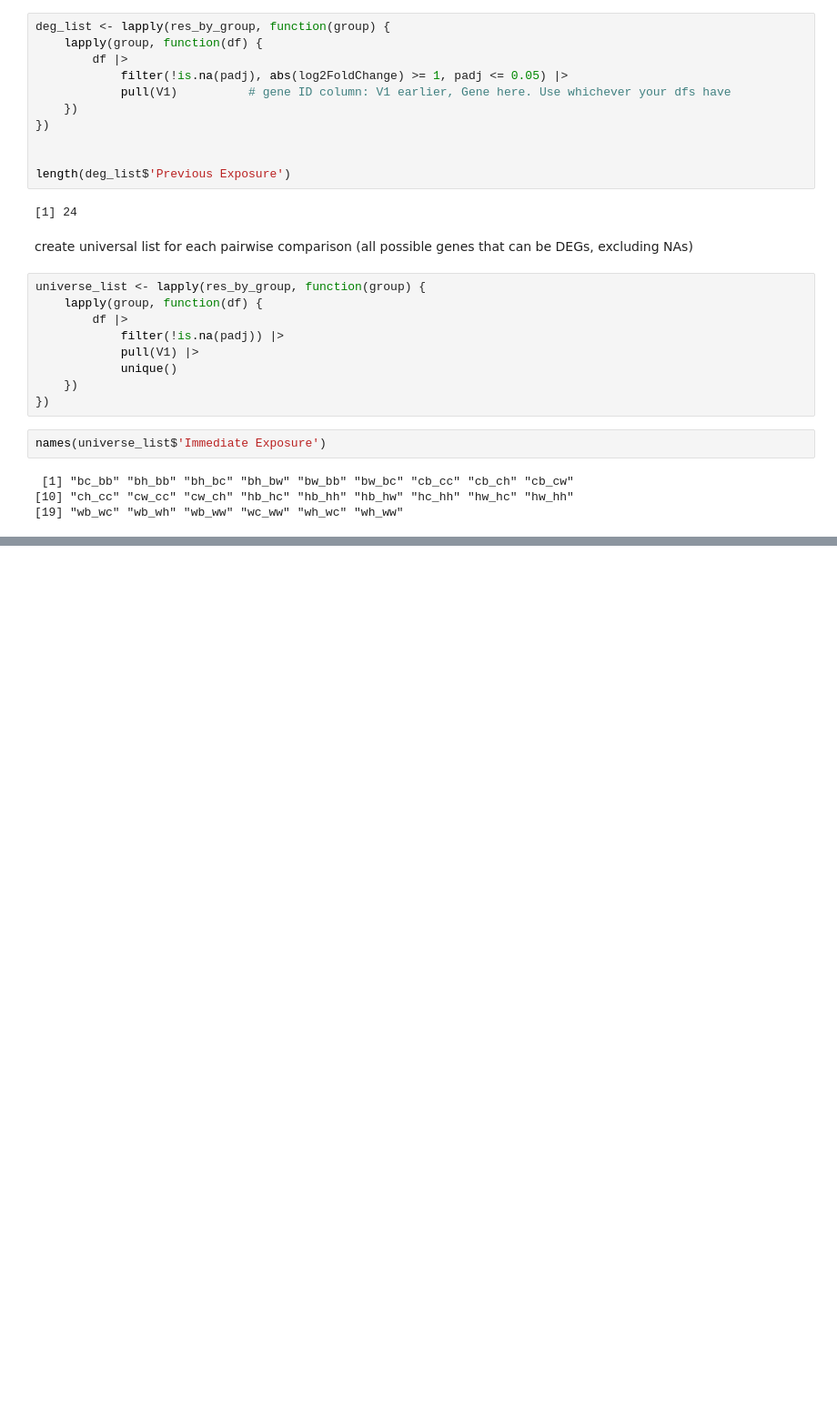
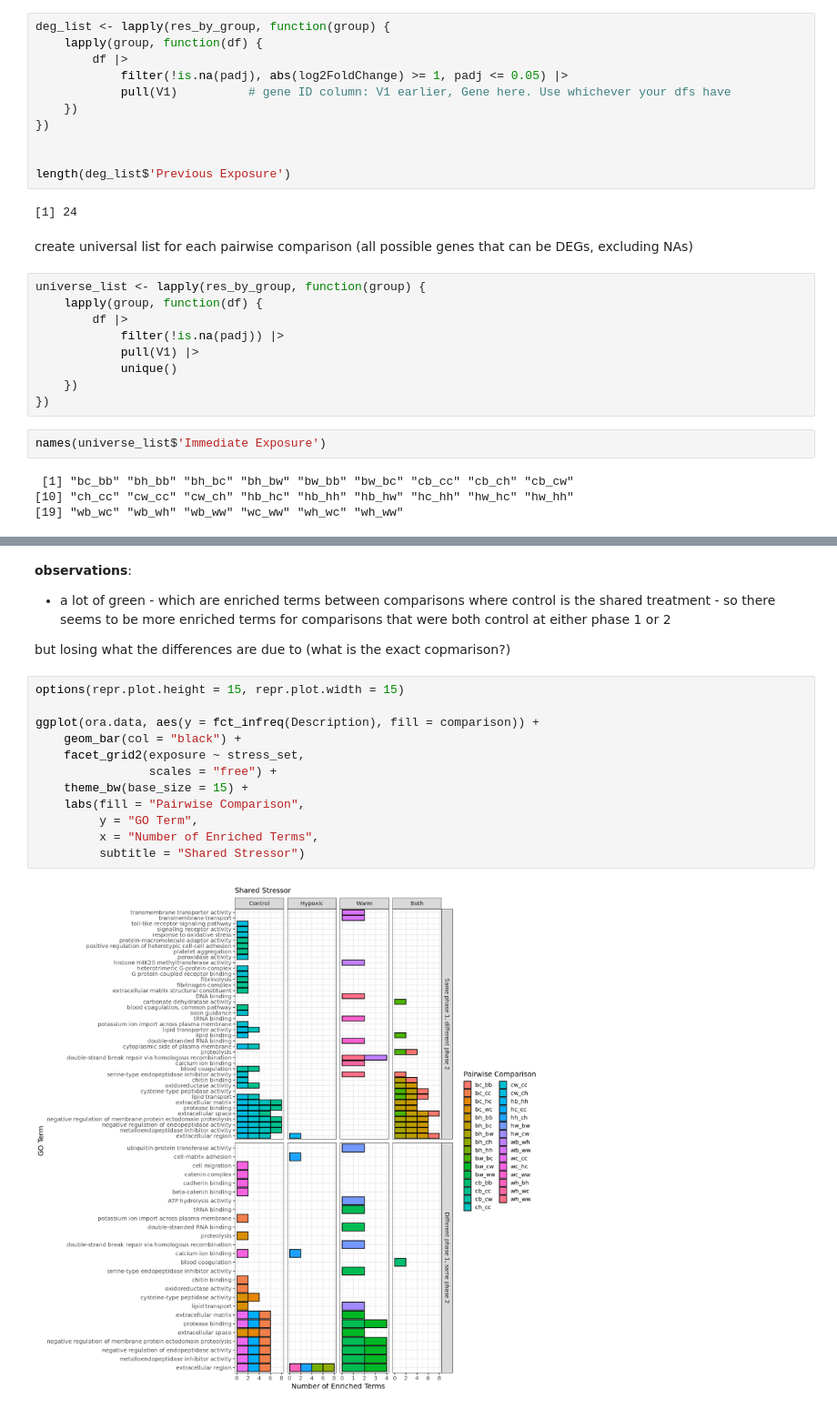
Before and after one commit to jgmcdonough/CE24_RNA-seq, a Jupyter notebook: analysis/diff_expression/phase2_v_phase2/imm.prev_GO.ipynb, the cells around one changed output, grey strips where cells are left out. Shown at 91% size. Saved outputs shown, nothing was run; the diff lists cells and outputs as text; blank space fills up the shorter version.

```diff
--- a/analysis/diff_expression/phase2_v_phase2/imm.prev_GO.ipynb
+++ b/analysis/diff_expression/phase2_v_phase2/imm.prev_GO.ipynb
@@ -361,0 +478,19 @@ names(universe_list$'Immediate Exposure')
+# %% [markdown]
+**observations**:
+- a lot of green - which are enriched terms between comparisons where control is the shared treatment - so there seems to be more enriched terms for comparisons that were both control at either phase 1 or 2
+
+but losing what the differences are due to (what is the exact copmarison?)
+# %%
+options(repr.plot.height = 15, repr.plot.width = 15)
+
+ggplot(ora.data, aes(y = fct_infreq(Description), fill = comparison)) +
+    geom_bar(col = "black") +
+    facet_grid2(exposure ~ stress_set,
+                scales = "free") +
+    theme_bw(base_size = 15) +
+    labs(fill = "Pairwise Comparison",
+         y = "GO Term",
+         x = "Number of Enriched Terms",
+         subtitle = "Shared Stressor")
+# %% [output]
+[figure, added]
```
Also changed, not shown: parts of 8 cells of this notebook.
